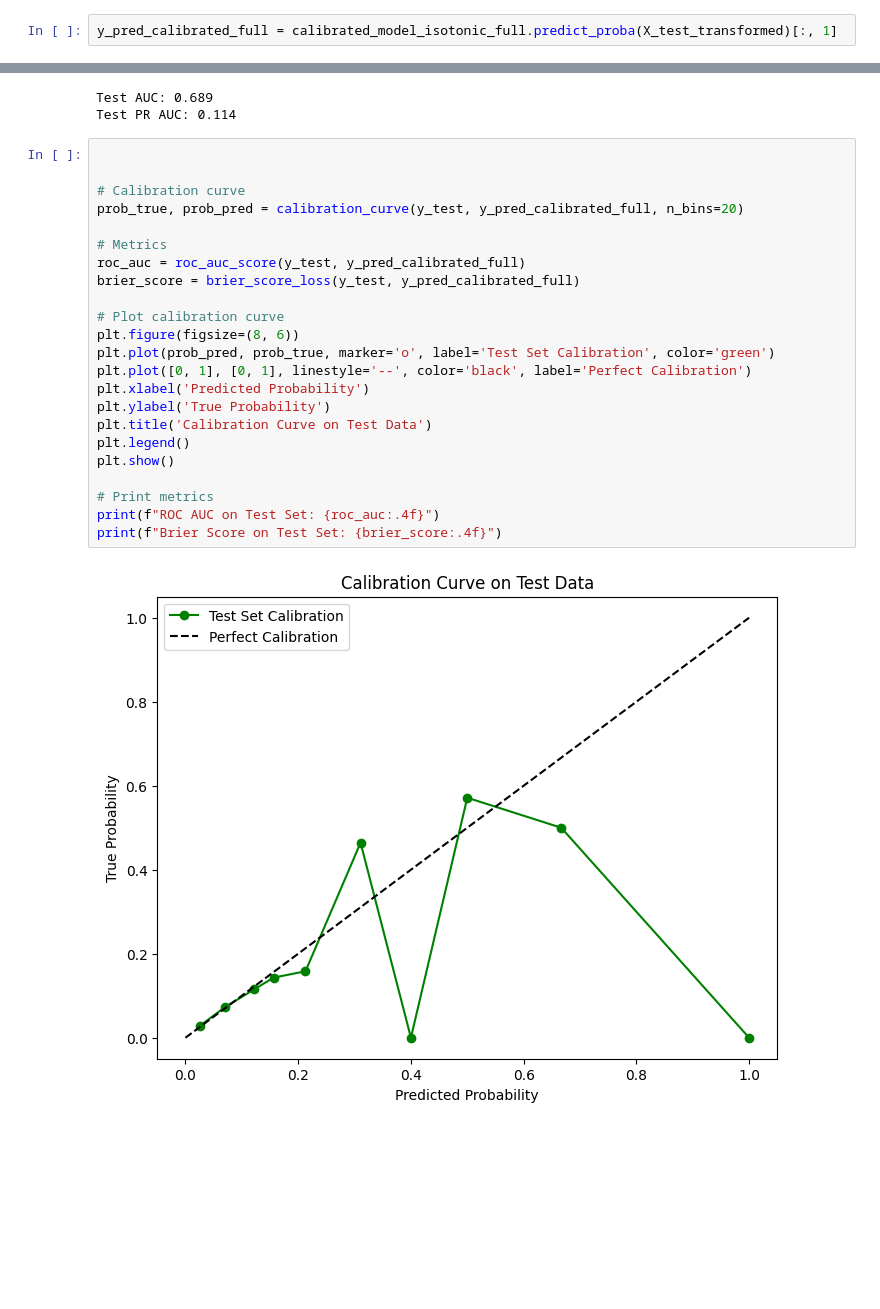
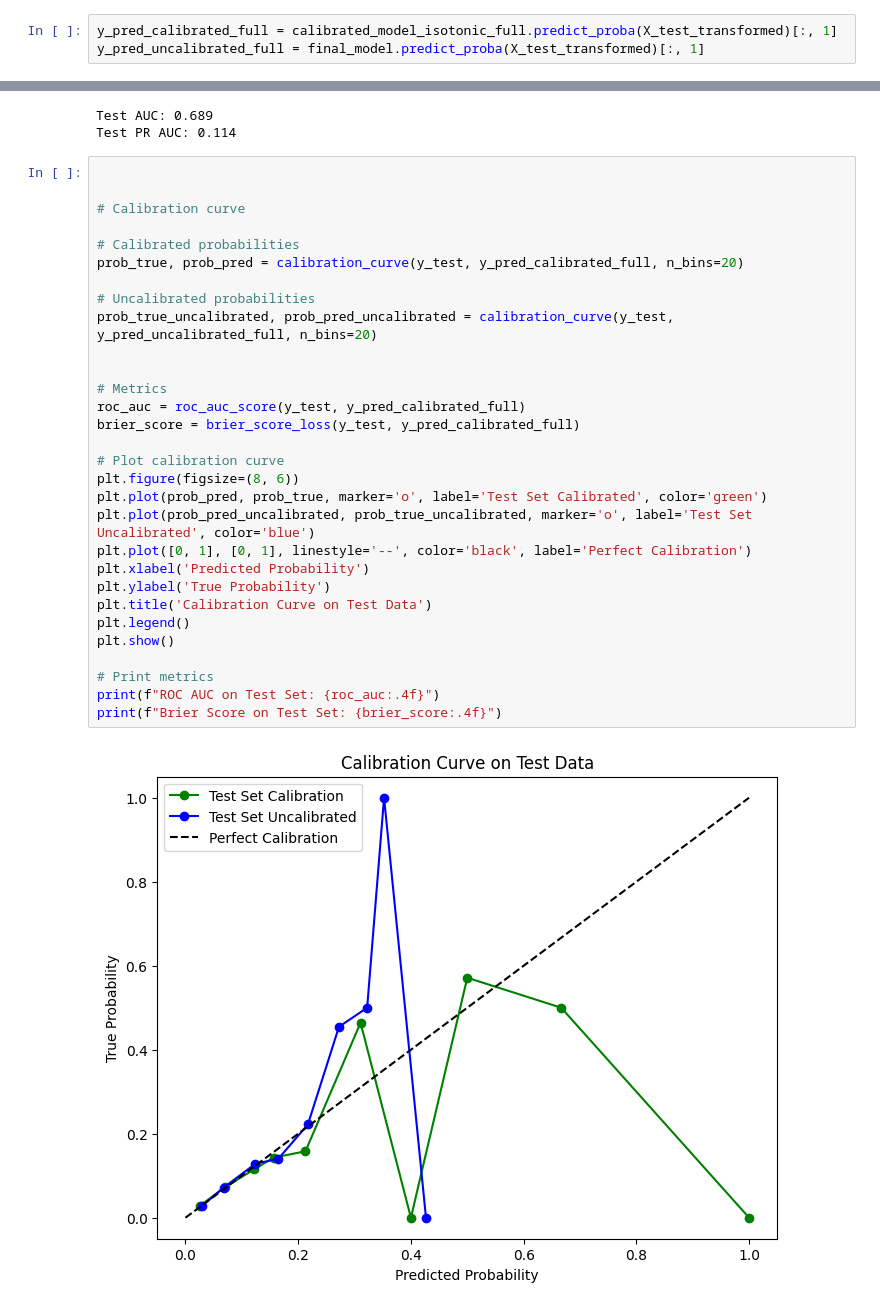
Before and after one commit to polinaknutssonklarna/model_development, a Jupyter notebook: model_development/5_calibration.ipynb, the cells around one changed output, grey strips where cells are left out. Cells and saved outputs as stored; diff of their text form; blank space fills up the shorter version.

Commit message:
WIP: testing calibration

```diff
--- a/model_development/5_calibratiion.ipynb
+++ b/model_development/5_calibration.ipynb
@@ -496,6 +496,7 @@ CalibratedClassifierCV(cv='prefit',
                        method='isotonic')
 # %%
 y_pred_calibrated_full = calibrated_model_isotonic_full.predict_proba(X_test_transformed)[:, 1]
+y_pred_uncalibrated_full = final_model.predict_proba(X_test_transformed)[:, 1]
 # %%
 # Final AUC score on test data
 auc = roc_auc_score(y_test, y_pred_calibrated_full)
@@ -510,27 +511,34 @@ Test PR AUC: 0.114
 # %%
 
 
 # Calibration curve
+
+# Calibrated probabilities
 prob_true, prob_pred = calibration_curve(y_test, y_pred_calibrated_full, n_bins=20)
+
+# Uncalibrated probabilities
+prob_true_uncalibrated, prob_pred_uncalibrated = calibration_curve(y_test, y_pred_uncalibrated_full, n_bins=20)
+
 
 # Metrics
 roc_auc = roc_auc_score(y_test, y_pred_calibrated_full)
 brier_score = brier_score_loss(y_test, y_pred_calibrated_full)
 
 # Plot calibration curve
 plt.figure(figsize=(8, 6))
-plt.plot(prob_pred, prob_true, marker='o', label='Test Set Calibration', color='green')
+plt.plot(prob_pred, prob_true, marker='o', label='Test Set Calibrated', color='green')
+plt.plot(prob_pred_uncalibrated, prob_true_uncalibrated, marker='o', label='Test Set Uncalibrated', color='blue')
 plt.plot([0, 1], [0, 1], linestyle='--', color='black', label='Perfect Calibration')
 plt.xlabel('Predicted Probability')
 plt.ylabel('True Probability')
 plt.title('Calibration Curve on Test Data')
 plt.legend()
 plt.show()
 
 # Print metrics
 print(f"ROC AUC on Test Set: {roc_auc:.4f}")
 print(f"Brier Score on Test Set: {brier_score:.4f}")
 # %% [output]
-[figure, old version]
+[figure, new version]
 ROC AUC on Test Set: 0.6890
 Brier Score on Test Set: 0.0511
```
